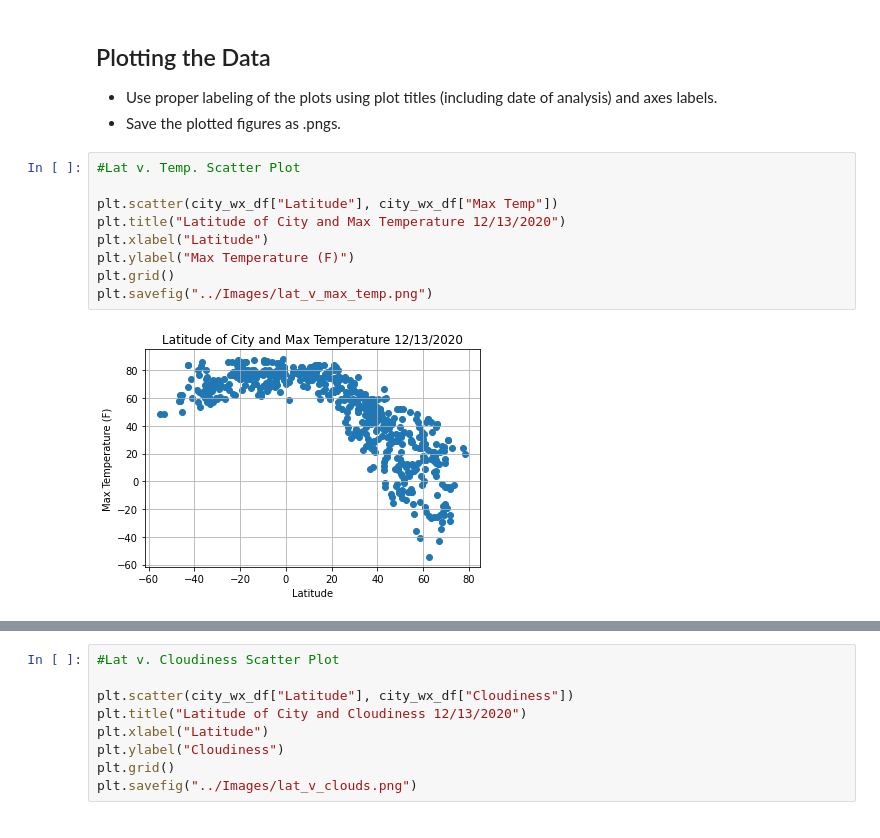
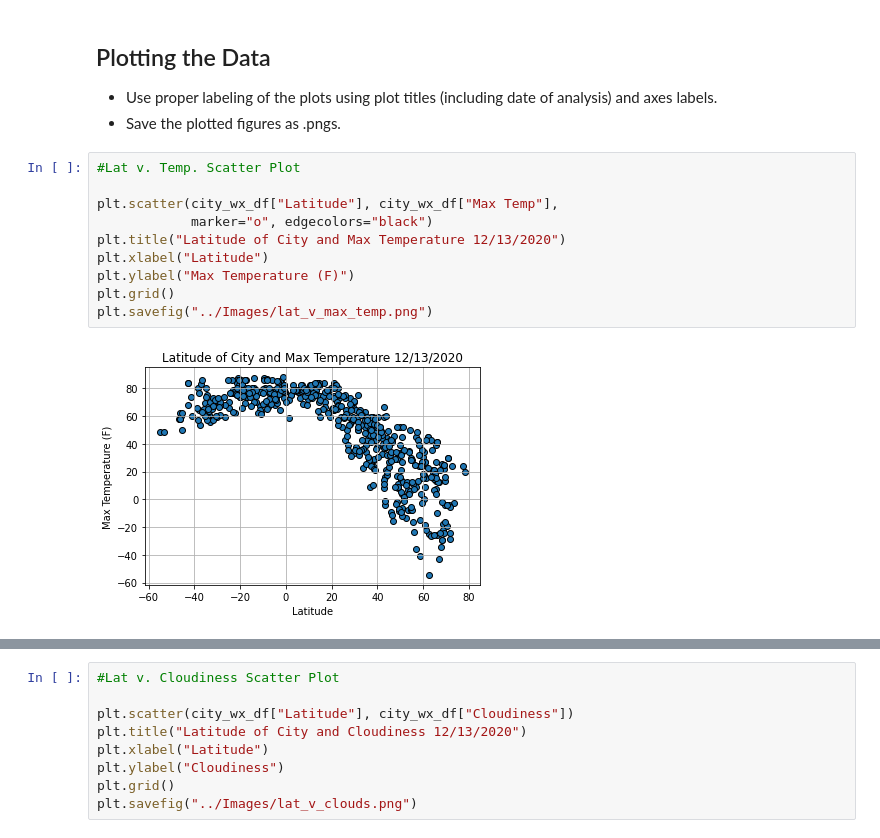
Before and after one commit to geofftm/python-api-challenge, a Jupyter notebook: WeatherPY/WeatherPy.ipynb, the cells around one changed output, grey strips where cells are left out. Saved outputs shown, nothing was run; the diff lists cells and outputs as text.

Commit message:
adding edgecolors to scatter plots

```diff
--- a/WeatherPY/WeatherPy.ipynb
+++ b/WeatherPY/WeatherPy.ipynb
@@ -195,14 +195,15 @@ humidity_over_100
 # %%
 #Lat v. Temp. Scatter Plot
 
-plt.scatter(city_wx_df["Latitude"], city_wx_df["Max Temp"])
+plt.scatter(city_wx_df["Latitude"], city_wx_df["Max Temp"],
+            marker="o", edgecolors="black")
 plt.title("Latitude of City and Max Temperature 12/13/2020")
 plt.xlabel("Latitude")
 plt.ylabel("Max Temperature (F)")
 plt.grid()
 plt.savefig("../Images/lat_v_max_temp.png")
 # %% [output]
-[figure, old version]
+[figure, new version]
 # %%
 #Lat v. Humidity Scatter Plot
 
```
Also changed, not shown: parts of 2 cells of this notebook, 4 other files.
